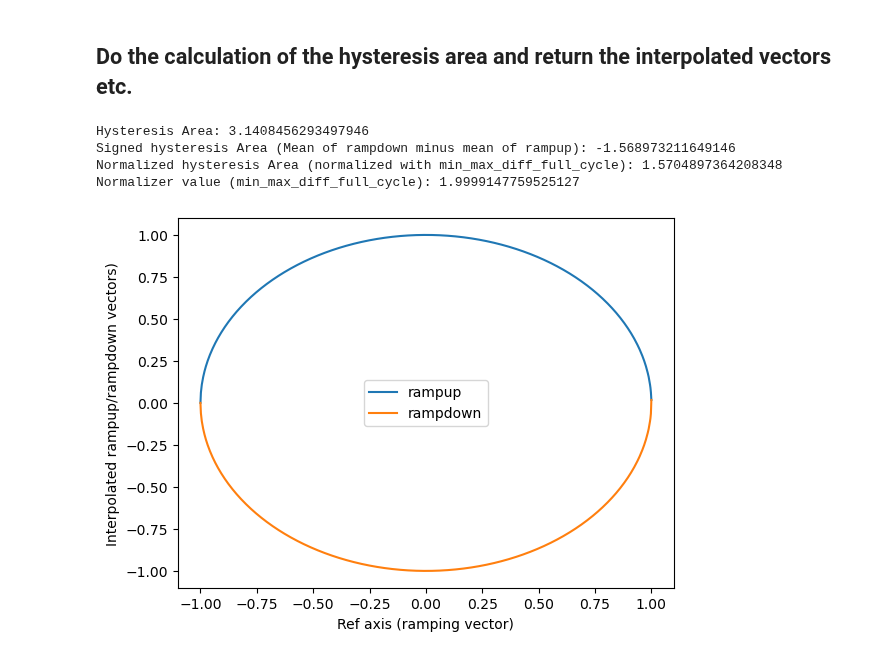
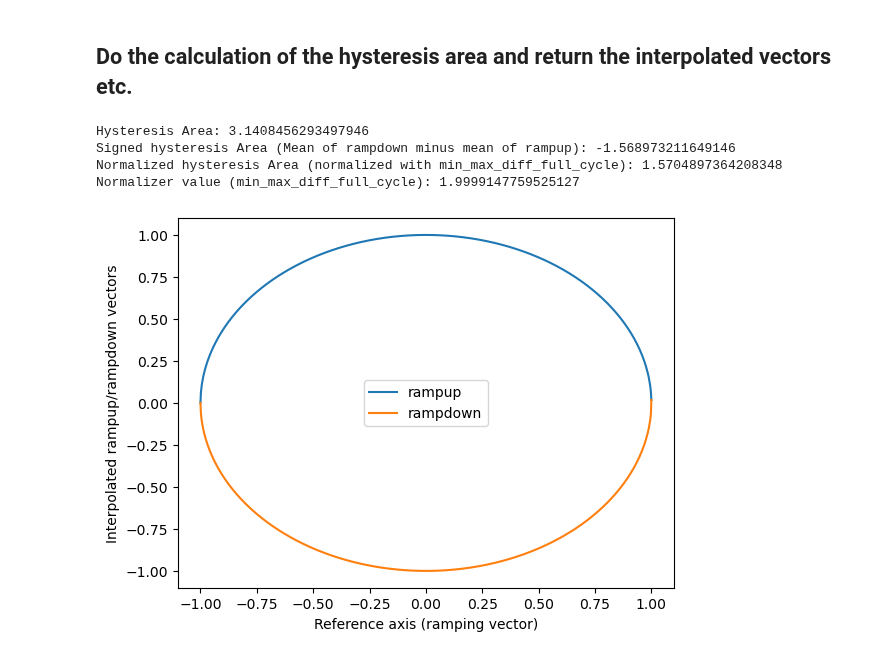
Before and after one commit to eikekoehn/hysteresis, a Jupyter notebook: demo_1d.ipynb, the cells around one changed output. Saved outputs shown, nothing was run; the diff lists cells and outputs as text; code cells hidden in the pictures.

```diff
--- a/demo_1d.ipynb
+++ b/demo_1d.ipynb
@@ -52,17 +52,17 @@ hysteresis_area, signed_hysteresis_area, normalized_hysteresis_area, normalizer_
 # %%
 fig, ax = plt.subplots()
 ax.plot(ramping_vector,interpolated_rampup,label='rampup')
 ax.plot(ramping_vector,interpolated_rampdown,label='rampdown')
 ax.legend()
-ax.set_xlabel('Ref axis (ramping vector)')
-ax.set_ylabel('Interpolated rampup/rampdown vectors)')
+ax.set_xlabel('Reference axis (ramping vector)')
+ax.set_ylabel('Interpolated rampup/rampdown vectors')
 print(f'Hysteresis Area: {hysteresis_area}')
 print(f'Signed hysteresis Area (Mean of rampdown minus mean of rampup): {signed_hysteresis_area}')
 print(f'Normalized hysteresis Area (normalized with {normalizer}): {normalized_hysteresis_area}')
 print(f'Normalizer value ({normalizer}): {normalizer_value}')
 # %% [output]
 Hysteresis Area: 3.1408456293497946
 Signed hysteresis Area (Mean of rampdown minus mean of rampup): -1.568973211649146
 Normalized hysteresis Area (normalized with min_max_diff_full_cycle): 1.5704897364208348
 Normalizer value (min_max_diff_full_cycle): 1.9999147759525127
-[figure, old version]
+[figure, new version]
```
Also changed, not shown: parts of 7 cells of this notebook.
